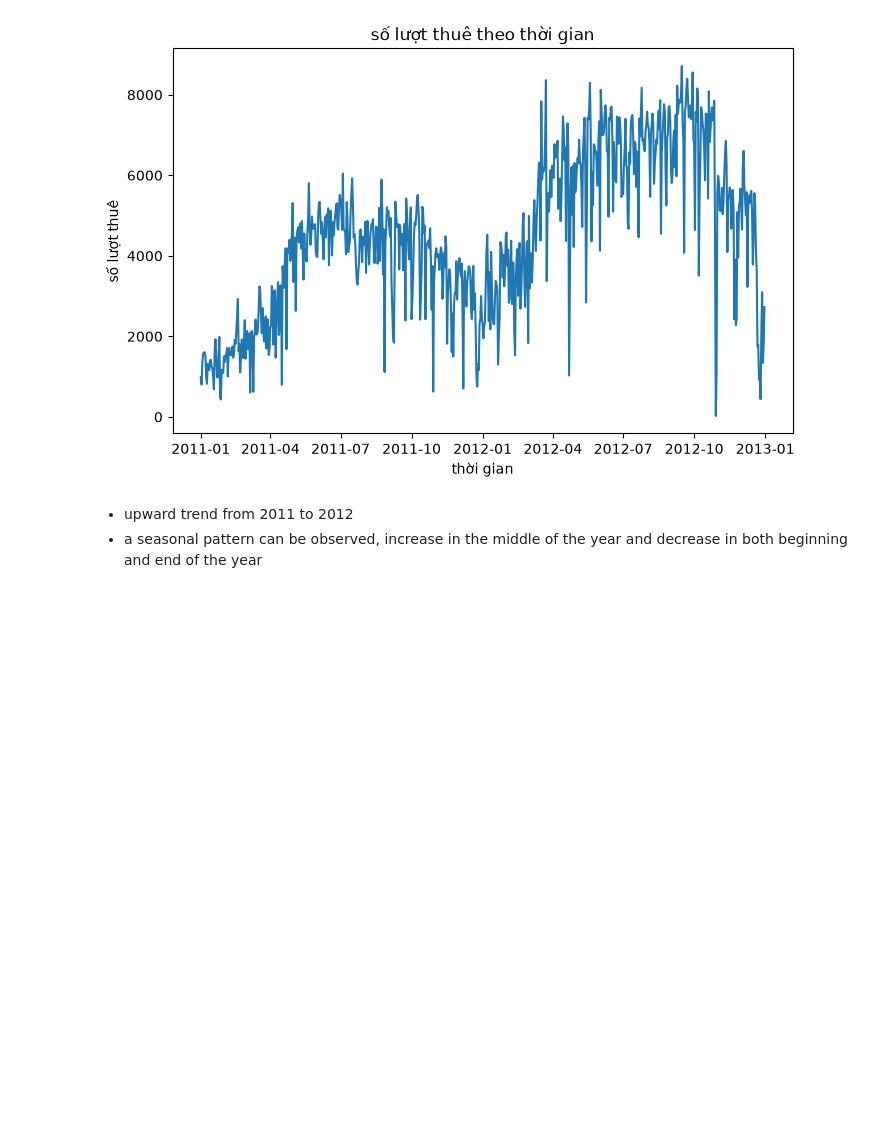
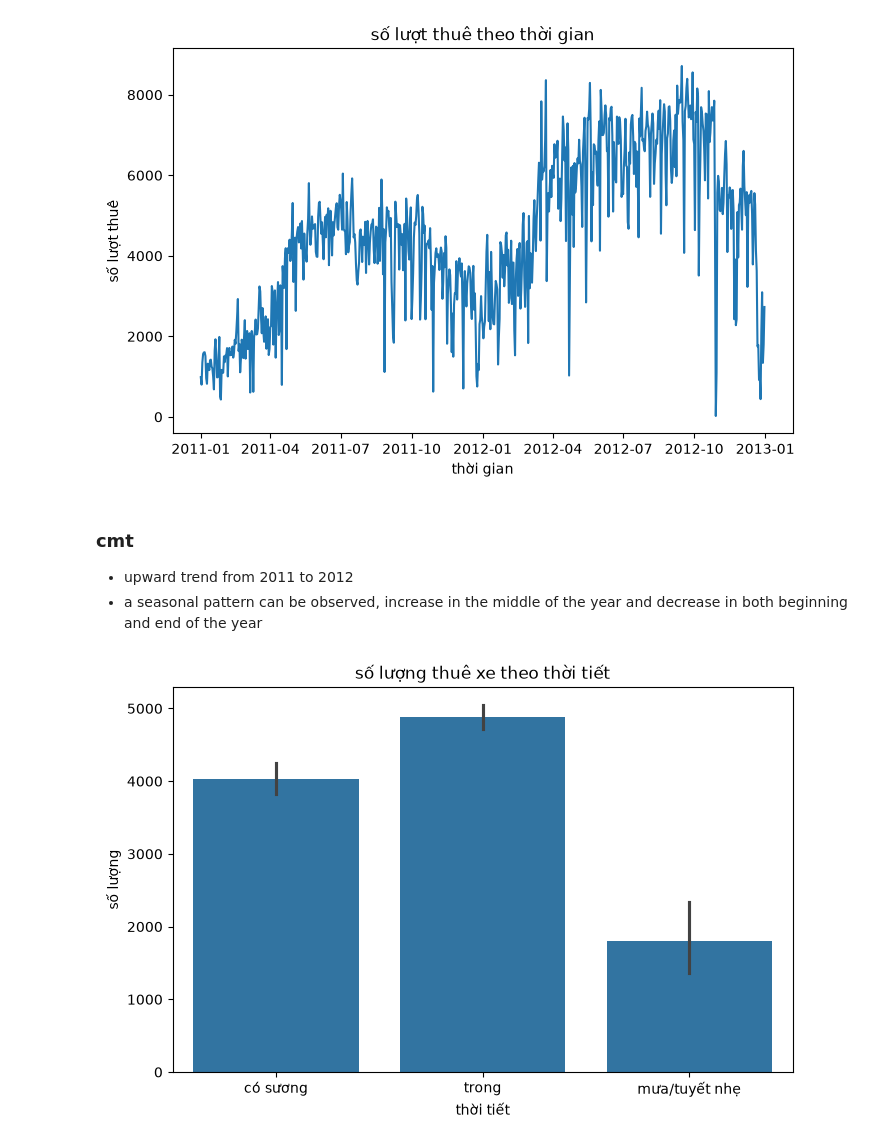
Before and after one commit to putindao/bike_sharing_forecast, a Jupyter notebook: notebook/EDA.ipynb, the cells around one changed output. Cells and saved outputs as stored; diff of their text form; code cells hidden in the pictures; blank space fills up the shorter version.

```diff
--- a/notebook/EDA.ipynb
+++ b/notebook/EDA.ipynb
@@ -231,5 +186,6 @@ plt.show()
 # %% [output]
 [figure]
 # %% [markdown]
+### cmt
 - upward trend from 2011 to 2012
 - a seasonal pattern can be observed, increase in the middle of the year and decrease in both beginning and end of the year
@@ -235,0 +194,21 @@ plt.show()
+# %%
+weather_map = {
+    1: "trong",
+    2: "có sương",
+    3: "mưa/tuyết nhẹ",
+    4: "mưa tuyết lớn"
+}
+
+plot_df = daydf.copy()
+plot_df["weathersit"] = plot_df["weathersit"].map(weather_map)
+
+plt.figure(figsize=(8,5))
+sns.barplot(data=plot_df, x="weathersit", y="cnt")
+
+plt.title("số lượng thuê xe theo thời tiết")
+plt.xlabel("thời tiết")
+plt.ylabel("số lượng")
+
+plt.show()
+# %% [output]
+[figure, added]
```
Also changed, not shown: parts of 25 cells of this notebook.
